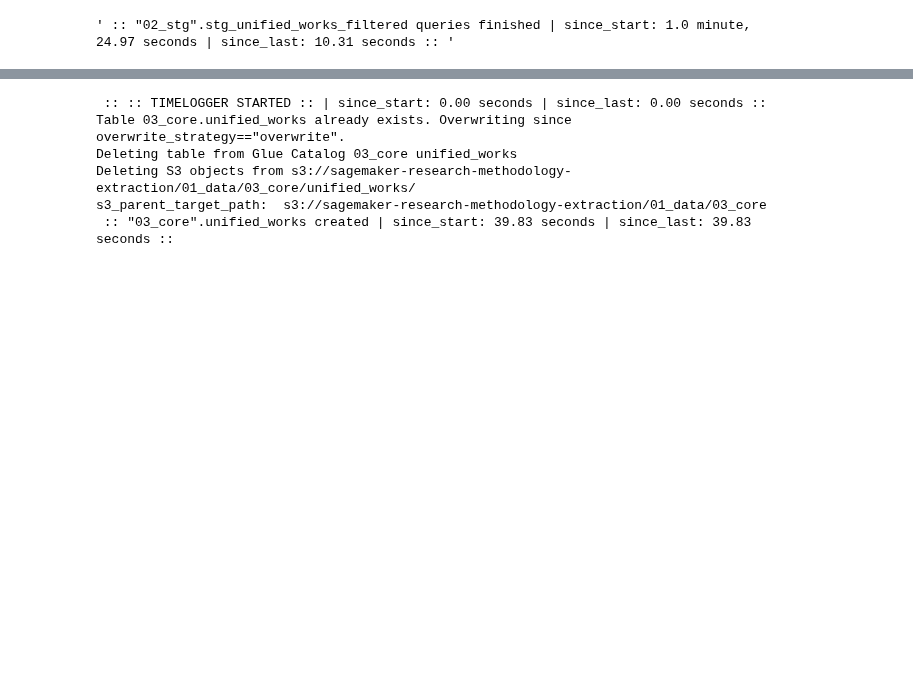
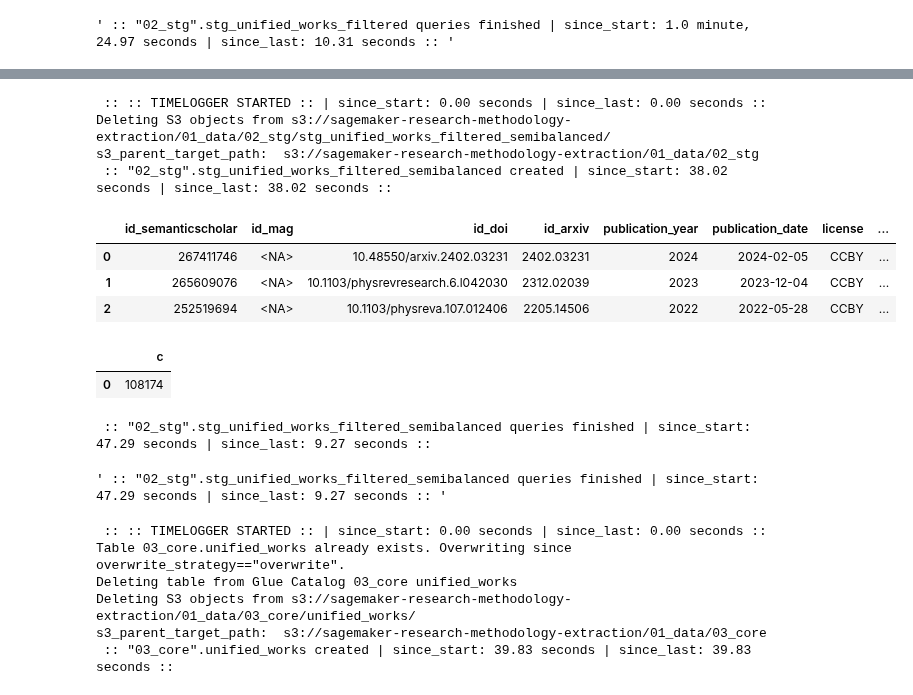
Before and after one commit to ka-steve/sagemaker_research_classification, a Jupyter notebook: src/04_transformation/04_01_transformation_control.ipynb, the cells around one changed output, grey strips where cells are left out. Drawn from its saved outputs; the diff is of its cells as text; code cells hidden in the pictures; blank space fills up the shorter version.

```diff
--- a/src/04_transformation/04_01_transformation_control.ipynb
+++ b/src/04_transformation/04_01_transformation_control.ipynb
@@ -463,0 +487,15 @@ s3_parent_target_path:  s3://sagemaker-research-methodology-extraction/01_data/0
+# %%
+table_name = 'stg_topics_semibalanced'
+timelogger = utils.TimeLogger()
+utils.create_table_from_sql_file(
+    database_name = '02_stg',
+    table_name = table_name,
+    overwrite_strategy='overwrite', # options: fail, overwrite, ignore
+    wait=True,
+)
+timelogger.log(f'"02_stg".{table_name} created')
+
+utils.pd_set_options(cols=300)
+display(wr.athena.read_sql_query(f"""SELECT * FROM "02_stg".{table_name} LIMIT 3 """, '02_stg'))
+display(wr.athena.read_sql_query(f"""SELECT COUNT(*) AS c FROM "02_stg".{table_name} """, '02_stg'))
+timelogger.log(f'"02_stg".{table_name} queries finished')
@@ -463,0 +515,15 @@ s3_parent_target_path:  s3://sagemaker-research-methodology-extraction/01_data/0
+# %%
+table_name = 'stg_subfields_semibalanced'
+timelogger = utils.TimeLogger()
+utils.create_table_from_sql_file(
+    database_name = '02_stg',
+    table_name = table_name,
+    overwrite_strategy='overwrite', # options: fail, overwrite, ignore
+    wait=True,
+)
+timelogger.log(f'"02_stg".{table_name} created')
+
+utils.pd_set_options(cols=300)
+display(wr.athena.read_sql_query(f"""SELECT * FROM "02_stg".{table_name} LIMIT 3 """, '02_stg'))
+display(wr.athena.read_sql_query(f"""SELECT COUNT(*) AS c FROM "02_stg".{table_name} """, '02_stg'))
+timelogger.log(f'"02_stg".{table_name} queries finished')
@@ -464,3 +545,31 @@ s3_parent_target_path:  s3://sagemaker-research-methodology-extraction/01_data/0
+# %%
+table_name = 'stg_unified_works_filtered_semibalanced'
+timelogger = utils.TimeLogger()
+utils.create_table_from_sql_file(
+    database_name = '02_stg',
+    table_name = table_name,
+    overwrite_strategy='overwrite', # options: fail, overwrite, ignore
+    wait=True,
+)
+timelogger.log(f'"02_stg".{table_name} created')
+
+utils.pd_set_options(cols=300)
+display(wr.athena.read_sql_query(f"""SELECT * FROM "02_stg".{table_name} LIMIT 3 """, '02_stg'))
+display(wr.athena.read_sql_query(f"""SELECT COUNT(*) AS c FROM "02_stg".{table_name} """, '02_stg'))
+timelogger.log(f'"02_stg".{table_name} queries finished')
+# %% [output]
+ :: :: TIMELOGGER STARTED :: | since_start: 0.00 seconds | since_last: 0.00 seconds ::
+Deleting S3 objects from s3://sagemaker-research-methodology-extraction/01_data/02_stg/stg_unified_works_filtered_semibalanced/
+s3_parent_target_path:  s3://sagemaker-research-methodology-extraction/01_data/02_stg
+ :: "02_stg".stg_unified_works_filtered_semibalanced created | since_start: 38.02 seconds | since_last: 38.02 seconds ::
+|  | id_semanticscholar | id_mag | id_doi | id_arxiv | publication_year | publication_date | license | ... |
+| 0 | 267411746 | <NA> | 10.48550/arxiv.2402.03231 | 2402.03231 | 2024 | 2024-02-05 | CCBY | ... |
+| 1 | 265609076 | <NA> | 10.1103/physrevresearch.6.l042030 | 2312.02039 | 2023 | 2023-12-04 | CCBY | ... |
+| 2 | 252519694 | <NA> | 10.1103/physreva.107.012406 | 2205.14506 | 2022 | 2022-05-28 | CCBY | ... |
+|  | c |
+| 0 | 108174 |
+ :: "02_stg".stg_unified_works_filtered_semibalanced queries finished | since_start: 47.29 seconds | since_last: 9.27 seconds ::
+' :: "02_stg".stg_unified_works_filtered_semibalanced queries finished | since_start: 47.29 seconds | since_last: 9.27 seconds :: '
 # %%
 table_name = 'unified_works'
 db_name = '03_core'
```
Also changed, not shown: parts of 8 cells of this notebook, 20 other files.
